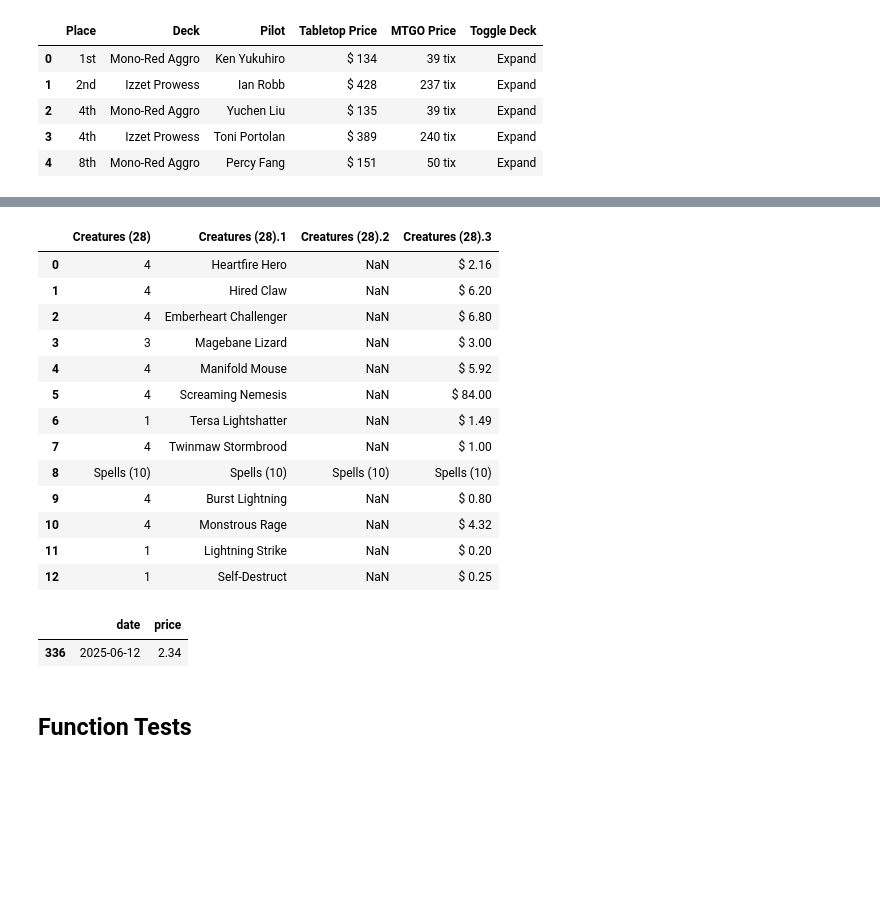
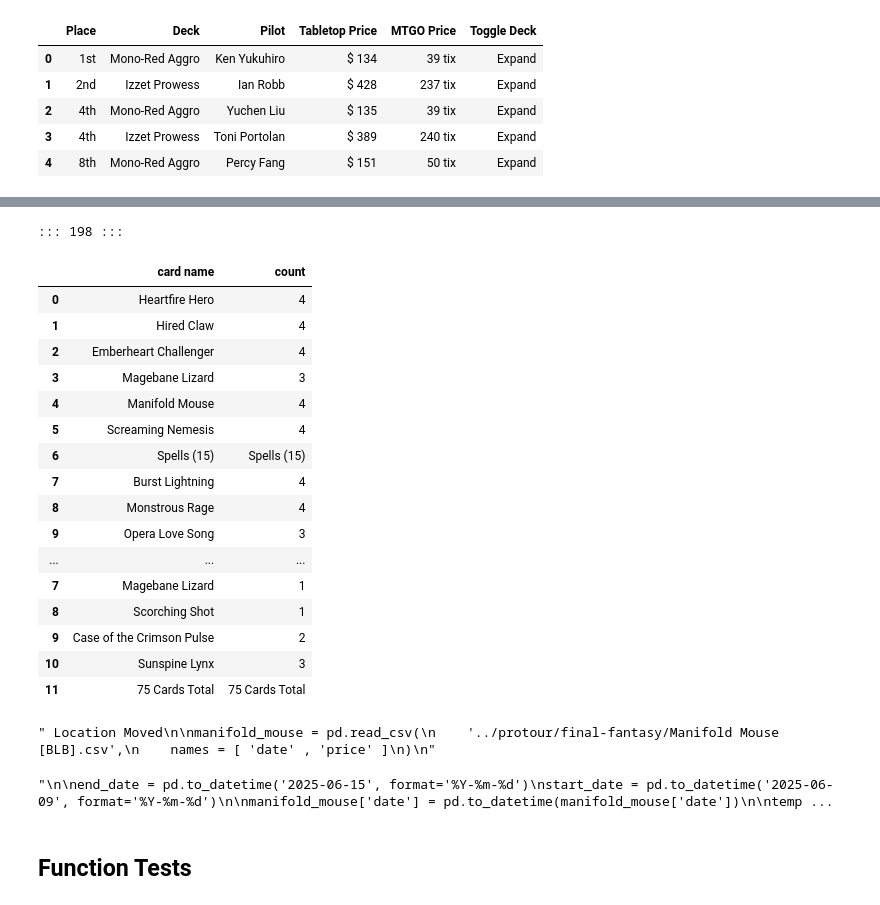
Before and after one commit to william-wilhoite/mtg-tournament-expenses, a Jupyter notebook: final_fantasy.ipynb, the cells around one changed output, grey strips where cells are left out. Cells and saved outputs as stored; diff of their text form; code cells hidden in the pictures; blank space fills up the shorter version.

```diff
--- a/final_fantasy.ipynb
+++ b/final_fantasy.ipynb
@@ -160,10 +175,10 @@ Creatures
 <th colspan="4">75 Cards Total</th>
 </tr></tbody></table></div>
 # %%
-deck_df = pd.read_html(
+decks_df_list = pd.read_html(
     StringIO(
         str(
-            soup_expanded.find('div', attrs={'class':'deck-table-container'} )
+            soup_expanded.findAll('div', attrs={'class':'deck-table-container'} )
         )
     )
 )
@@ -170,28 +193,60 @@ deck_df = pd.read_html(
+# %%
+decks_df = []
+n = len( decks_df_list )
+for i in range(0, n, 2):
+  print_refresh(f'{i}')
+
+  standard_cols = dict(zip(decks_df_list[i].columns, ['count', 'card name', 'N/A', 'current price']))
+  decks_df_list[i] = decks_df_list[i].rename( columns = standard_cols )
+
+  standard_cols = dict(zip(decks_df_list[i+1].columns, ['count', 'card name', 'N/A', 'current price']))
+  decks_df_list[i+1] = decks_df_list[i+1].rename( columns = standard_cols )
+
+  decks_df.append(
+    pd.concat(
+      [
+        decks_df_list[i], decks_df_list[i+1] ] )[ ['card name', 'count']
+      ]
+  )
+# %% [output]
+::: 198 :::
 # %%
-deck_df[0]
+decks_df[99]
 # %% [output]
-|  | Creatures (28) | Creatures (28).1 | Creatures (28).2 | Creatures (28).3 |
-| 0 | 4 | Heartfire Hero | NaN | $ 2.16 |
-| 1 | 4 | Hired Claw | NaN | $ 6.20 |
-| 2 | 4 | Emberheart Challenger | NaN | $ 6.80 |
-| 3 | 3 | Magebane Lizard | NaN | $ 3.00 |
-| 4 | 4 | Manifold Mouse | NaN | $ 5.92 |
-| 5 | 4 | Screaming Nemesis | NaN | $ 84.00 |
-| 6 | 1 | Tersa Lightshatter | NaN | $ 1.49 |
-| 7 | 4 | Twinmaw Stormbrood | NaN | $ 1.00 |
-| 8 | Spells (10) | Spells (10) | Spells (10) | Spells (10) |
-| 9 | 4 | Burst Lightning | NaN | $ 0.80 |
-| 10 | 4 | Monstrous Rage | NaN | $ 4.32 |
-| 11 | 1 | Lightning Strike | NaN | $ 0.20 |
-| 12 | 1 | Self-Destruct | NaN | $ 0.25 |
+|  | card name | count |
+| 0 | Heartfire Hero | 4 |
+| 1 | Hired Claw | 4 |
+| 2 | Emberheart Challenger | 4 |
+| 3 | Magebane Lizard | 3 |
+| 4 | Manifold Mouse | 4 |
+| 5 | Screaming Nemesis | 4 |
+| 6 | Spells (15) | Spells (15) |
+| 7 | Burst Lightning | 4 |
+| 8 | Monstrous Rage | 4 |
+| 9 | Opera Love Song | 3 |
+| ... | ... | ... |
+| 7 | Magebane Lizard | 1 |
+| 8 | Scorching Shot | 1 |
+| 9 | Case of the Crimson Pulse | 2 |
+| 10 | Sunspine Lynx | 3 |
+| 11 | 75 Cards Total | 75 Cards Total |
 # %%
+''' Location Moved
+
 manifold_mouse = pd.read_csv(
     '../protour/final-fantasy/Manifold Mouse [BLB].csv',
     names = [ 'date' , 'price' ]
 )
+'''
+# %% [output]
+" Location Moved\n\nmanifold_mouse = pd.read_csv(\n    '../protour/final-fantasy/Manifold Mouse [BLB].csv',\n    names = [ 'date' , 'price' ]\n)\n"
 # %%
 # deck_df['manifold_mouse']['date']
 # %%
+###
+''' '''
+'''
+
 end_date = pd.to_datetime('2025-06-15', format='%Y-%m-%d')
 start_date = pd.to_datetime('2025-06-09', format='%Y-%m-%d')
 
@@ -208,9 +263,10 @@ temp.nsmallest(1, 'price')
 #    if minimum > row['price']:
 #      minimum = row['price']
 #    print(row['price'])
+
+'''
 # %% [output]
-|  | date | price |
-| 336 | 2025-06-12 | 2.34 |
+"\n\nend_date = pd.to_datetime('2025-06-15', format='%Y-%m-%d')\nstart_date = pd.to_datetime('2025-06-09', format='%Y-%m-%d')\n\nmanifold_mouse['date'] = pd.to_datetime(manifold_mouse['date'])\n\ntemp ...
 # %% [markdown]
 ## Function Tests
 # %% [markdown]
```
Also changed, not shown: parts of 5 cells of this notebook, 2 other files.
